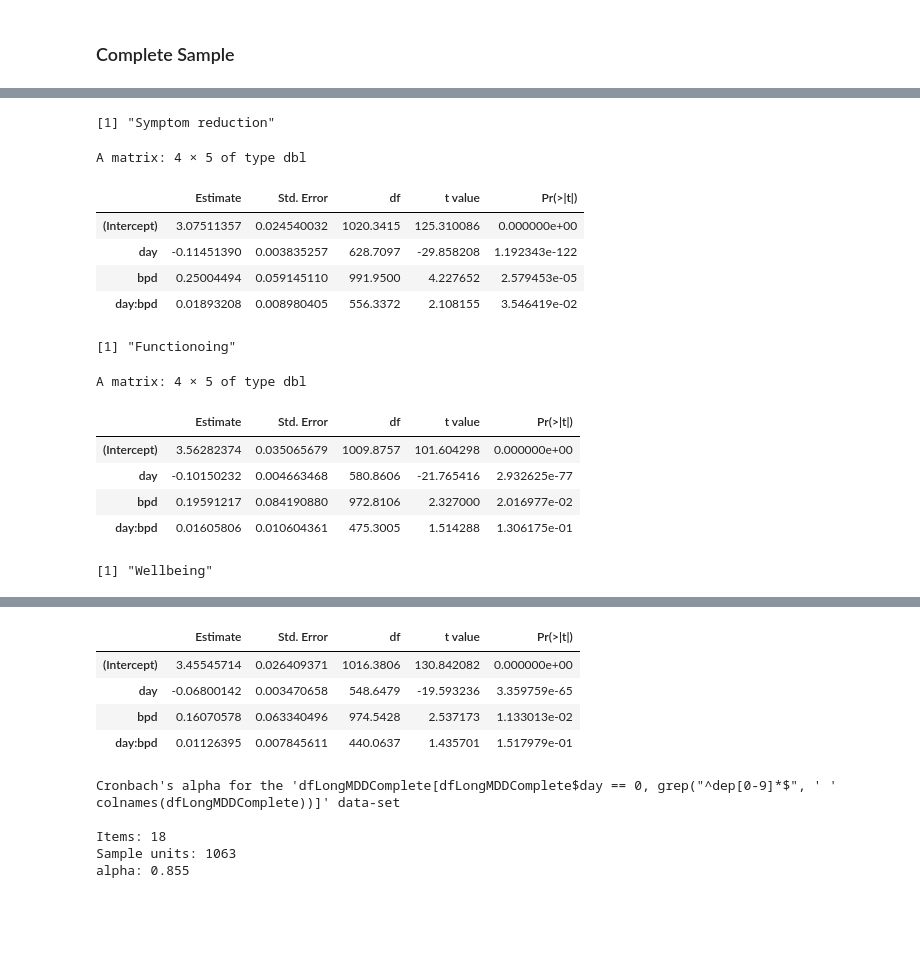
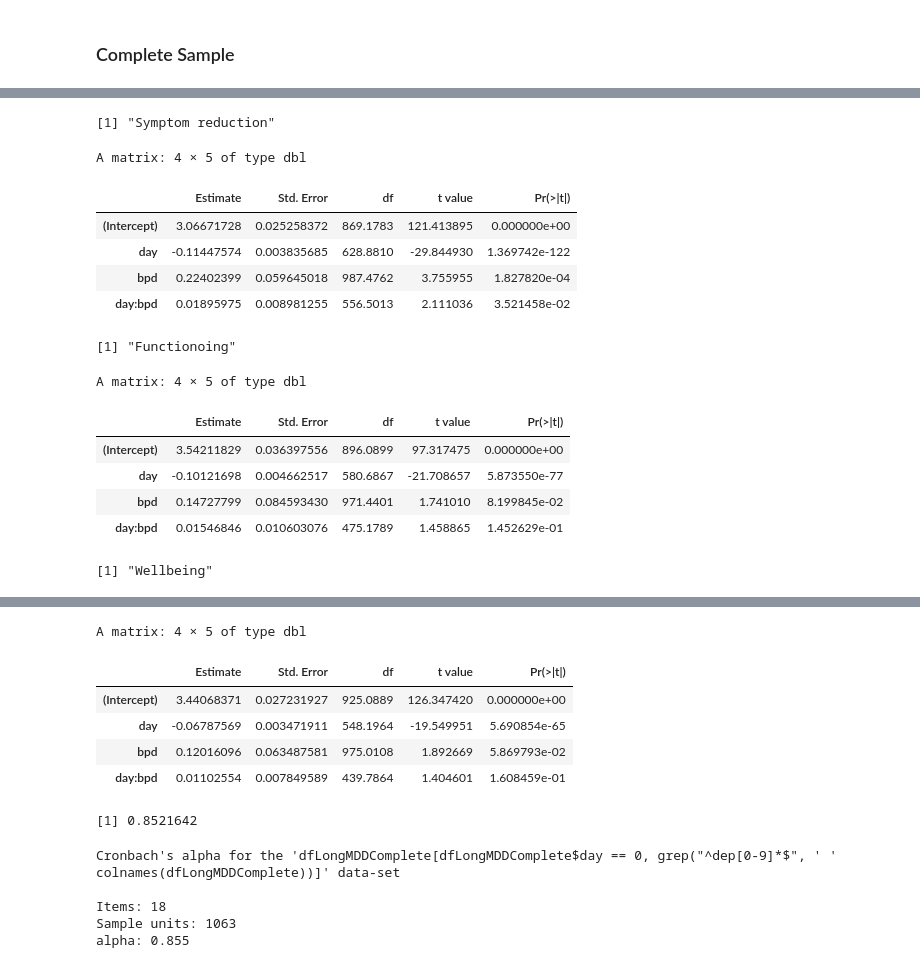
Before and after one commit to sin-ying-lin/phpTxOutcome, a Jupyter notebook: Code/MDD_BPD_Longitudinal/MDD_BPD_LMM.ipynb, the cells around one changed output, grey strips where cells are left out. Cells and saved outputs as stored; diff of their text form; code cells hidden in the pictures; blank space fills up the shorter version.

```diff
--- a/Code/MDD_BPD_Longitudinal/MDD_BPD_LMM.ipynb
+++ b/Code/MDD_BPD_Longitudinal/MDD_BPD_LMM.ipynb
@@ -70,9 +72,9 @@ length(unique(dfLongMDD$ID)) #1667
 [1] 1667
 # %%
 #Only included patients' records of their first admission
-dfLongMDD_firstAdmit = dfLongMDD[is.na(dfLongMDD$Prev_AdmitID_1),]
+#dfLongMDD_firstAdmit = dfLongMDD[is.na(dfLongMDD$Prev_AdmitID_1),]
 
-dfLongMDD = dfLongMDD[is.na(dfLongMDD$Prev_AdmitID_1),]
+#dfLongMDD = dfLongMDD[is.na(dfLongMDD$Prev_AdmitID_1),]
 # %%
 #First sessino info
 first_session =
@@ -924,29 +850,29 @@ day:bpd  0.075 -0.427 -0.153
 # %%
 #Predcit changes in depression with bpd while controling for txlength
 print('Symptom reduction')
-sum_sym = summary(lmer(depMean ~ day*bpd + (1+day|uniquePtId:ID1), data = dfLongMDDComplete))
+sum_sym = summary(lmer(depMean ~ day*bpd + (1|uniquePtId)+ (1+day|uniquePtId:ID1), data = dfLongMDDComplete))
 sum_sym$coefficients
 
 print('Functionoing')
-sum_fun = summary(lmer(dep17 ~ day*bpd + (1+day|uniquePtId:ID1), data = dfLongMDDComplete))
+sum_fun = summary(lmer(dep17 ~ day*bpd + (1|uniquePtId)+ (1+day|uniquePtId:ID1), data = dfLongMDDComplete))
 sum_fun$coefficients
 
 print('Wellbeing')
-sum_well = summary(lmer(dep18 ~ day*bpd +   (1+day|uniquePtId:ID1), data = dfLongMDDComplete))
+sum_well = summary(lmer(dep18 ~ day*bpd + (1|uniquePtId)+ (1+day|uniquePtId:ID1), data = dfLongMDDComplete))
 sum_well$coefficients
 # %% [output]
 [1] "Symptom reduction"
 A matrix: 4 × 5 of type dbl
 |  | Estimate | Std. Error | df | t value | Pr(>|t|) |
-| (Intercept) | 3.07511357 | 0.024540032 | 1020.3415 | 125.310086 | 0.000000e+00 |
-| day | -0.11451390 | 0.003835257 | 628.7097 | -29.858208 | 1.192343e-122 |
-| bpd | 0.25004494 | 0.059145110 | 991.9500 | 4.227652 | 2.579453e-05 |
-| day:bpd | 0.01893208 | 0.008980405 | 556.3372 | 2.108155 | 3.546419e-02 |
+| (Intercept) | 3.06671728 | 0.025258372 | 869.1783 | 121.413895 | 0.000000e+00 |
+| day | -0.11447574 | 0.003835685 | 628.8810 | -29.844930 | 1.369742e-122 |
+| bpd | 0.22402399 | 0.059645018 | 987.4762 | 3.755955 | 1.827820e-04 |
+| day:bpd | 0.01895975 | 0.008981255 | 556.5013 | 2.111036 | 3.521458e-02 |
 [1] "Functionoing"
 A matrix: 4 × 5 of type dbl
 |  | Estimate | Std. Error | df | t value | Pr(>|t|) |
-| (Intercept) | 3.56282374 | 0.035065679 | 1009.8757 | 101.604298 | 0.000000e+00 |
-| day | -0.10150232 | 0.004663468 | 580.8606 | -21.765416 | 2.932625e-77 |
-| bpd | 0.19591217 | 0.084190880 | 972.8106 | 2.327000 | 2.016977e-02 |
-| day:bpd | 0.01605806 | 0.010604361 | 475.3005 | 1.514288 | 1.306175e-01 |
+| (Intercept) | 3.54211829 | 0.036397556 | 896.0899 | 97.317475 | 0.000000e+00 |
+| day | -0.10121698 | 0.004662517 | 580.6867 | -21.708657 | 5.873550e-77 |
+| bpd | 0.14727799 | 0.084593430 | 971.4401 | 1.741010 | 8.199845e-02 |
+| day:bpd | 0.01546846 | 0.010603076 | 475.1789 | 1.458865 | 1.452629e-01 |
 [1] "Wellbeing"
@@ -954,5 +881,6 @@ A matrix: 4 × 5 of type dbl
+A matrix: 4 × 5 of type dbl
 |  | Estimate | Std. Error | df | t value | Pr(>|t|) |
-| (Intercept) | 3.45545714 | 0.026409371 | 1016.3806 | 130.842082 | 0.000000e+00 |
-| day | -0.06800142 | 0.003470658 | 548.6479 | -19.593236 | 3.359759e-65 |
-| bpd | 0.16070578 | 0.063340496 | 974.5428 | 2.537173 | 1.133013e-02 |
-| day:bpd | 0.01126395 | 0.007845611 | 440.0637 | 1.435701 | 1.517979e-01 |
+| (Intercept) | 3.44068371 | 0.027231927 | 925.0889 | 126.347420 | 0.000000e+00 |
+| day | -0.06787569 | 0.003471911 | 548.1964 | -19.549951 | 5.690854e-65 |
+| bpd | 0.12016096 | 0.063487581 | 975.0108 | 1.892669 | 5.869793e-02 |
+| day:bpd | 0.01102554 | 0.007849589 | 439.7864 | 1.404601 | 1.608459e-01 |
@@ -959,3 +892,7 @@ A matrix: 4 × 5 of type dbl
+# %%
+1-sum((dfLongMDDComplete$depMean -predicted)^2, na.rm = T)/(var(dfLongMDDComplete$depMean, na.rm = T)*nrow(dfLongMDDComplete)-1)
+# %% [output]
+[1] 0.8521642
 # %%
 #Chronbach's Alpha
 cronbach.alpha(dfLongMDDComplete[dfLongMDDComplete$day == 0,grep('^dep[0-9]*$', colnames(dfLongMDDComplete))], na.rm = T)
```
Also changed, not shown: parts of 41 cells of this notebook, 18 other files.
